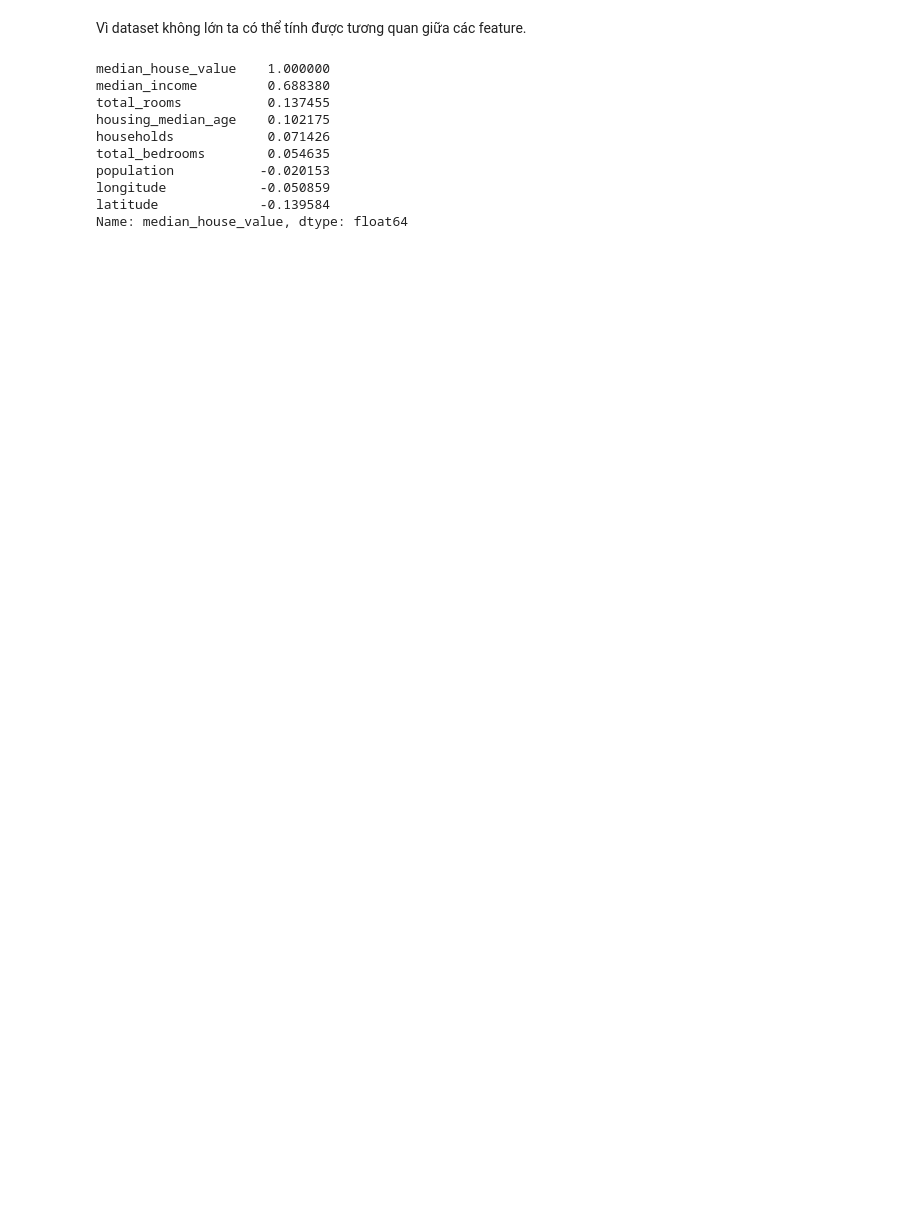
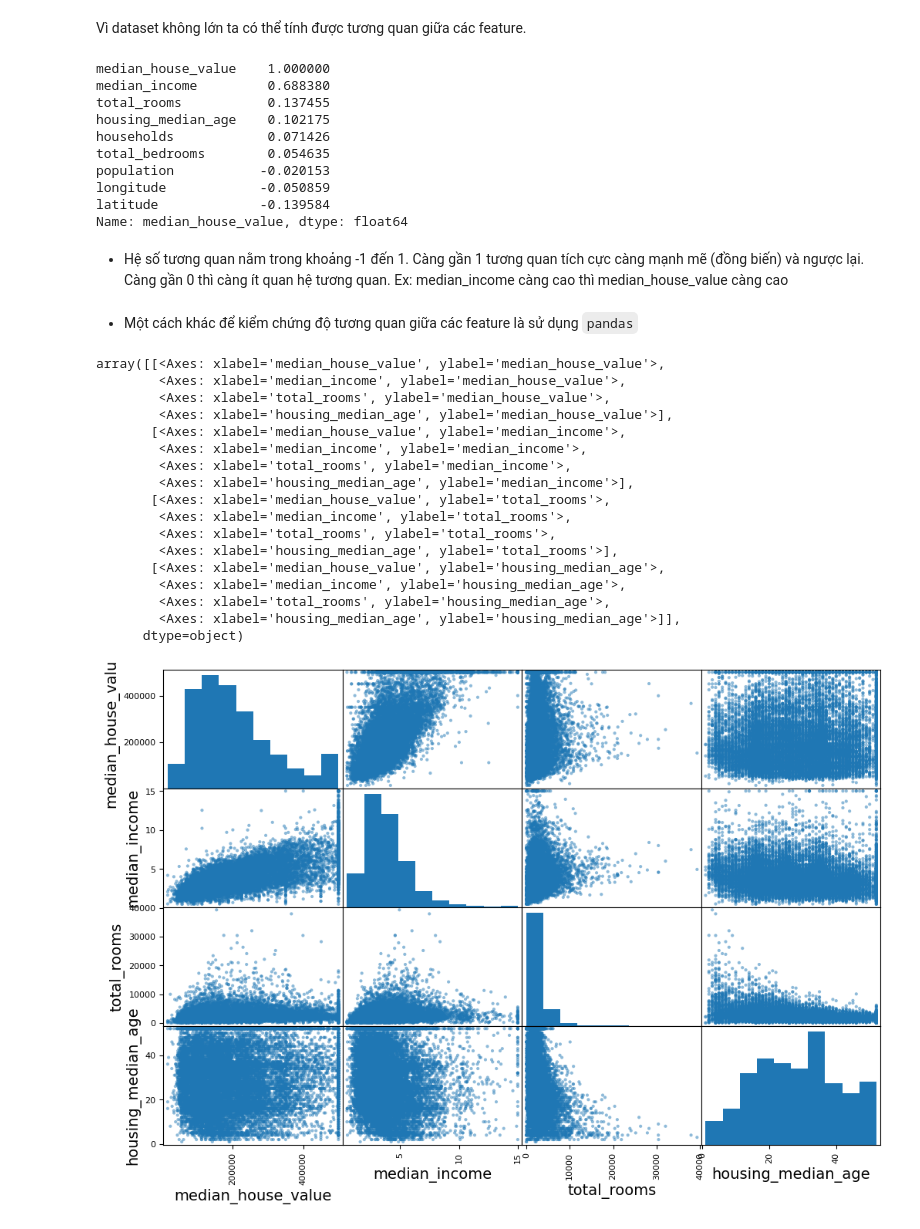
Before and after one commit to hoaghiepp/ml_learning, a Jupyter notebook: 02_end_to_end_ml.ipynb, the cells around one changed output. Saved outputs shown, nothing was run; the diff lists cells and outputs as text; code cells hidden in the pictures; blank space fills up the shorter version.

```diff
--- a/02_end_to_end_ml.ipynb
+++ b/02_end_to_end_ml.ipynb
@@ -265,3 +266,31 @@ population           -0.020153
 longitude            -0.050859
 latitude             -0.139584
 Name: median_house_value, dtype: float64
+# %% [markdown]
+- Hệ số tương quan nằm trong khoảng -1 đến 1. Càng gần 1 tương quan tích cực càng mạnh mẽ (đồng biến) và ngược lại. Càng gần 0 thì càng ít quan hệ tương quan. Ex: median_income càng cao thì median_house_value càng cao
+# %% [markdown]
+- Một cách khác để kiểm chứng độ tương quan giữa các feature là sử dụng `pandas`
+# %%
+from pandas.plotting import scatter_matrix
+attributes = ["median_house_value", "median_income", "total_rooms",
+"housing_median_age"]
+scatter_matrix(housing[attributes], figsize=(12, 8))
+# %% [output]
+array([[<Axes: xlabel='median_house_value', ylabel='median_house_value'>,
+        <Axes: xlabel='median_income', ylabel='median_house_value'>,
+        <Axes: xlabel='total_rooms', ylabel='median_house_value'>,
+        <Axes: xlabel='housing_median_age', ylabel='median_house_value'>],
+       [<Axes: xlabel='median_house_value', ylabel='median_income'>,
+        <Axes: xlabel='median_income', ylabel='median_income'>,
+        <Axes: xlabel='total_rooms', ylabel='median_income'>,
+        <Axes: xlabel='housing_median_age', ylabel='median_income'>],
+       [<Axes: xlabel='median_house_value', ylabel='total_rooms'>,
+        <Axes: xlabel='median_income', ylabel='total_rooms'>,
+        <Axes: xlabel='total_rooms', ylabel='total_rooms'>,
+        <Axes: xlabel='housing_median_age', ylabel='total_rooms'>],
+       [<Axes: xlabel='median_house_value', ylabel='housing_median_age'>,
+        <Axes: xlabel='median_income', ylabel='housing_median_age'>,
+        <Axes: xlabel='total_rooms', ylabel='housing_median_age'>,
+        <Axes: xlabel='housing_median_age', ylabel='housing_median_age'>]],
+      dtype=object)
+[figure, added]
```
Also changed, not shown: parts of 14 cells of this notebook, 6 other files.
